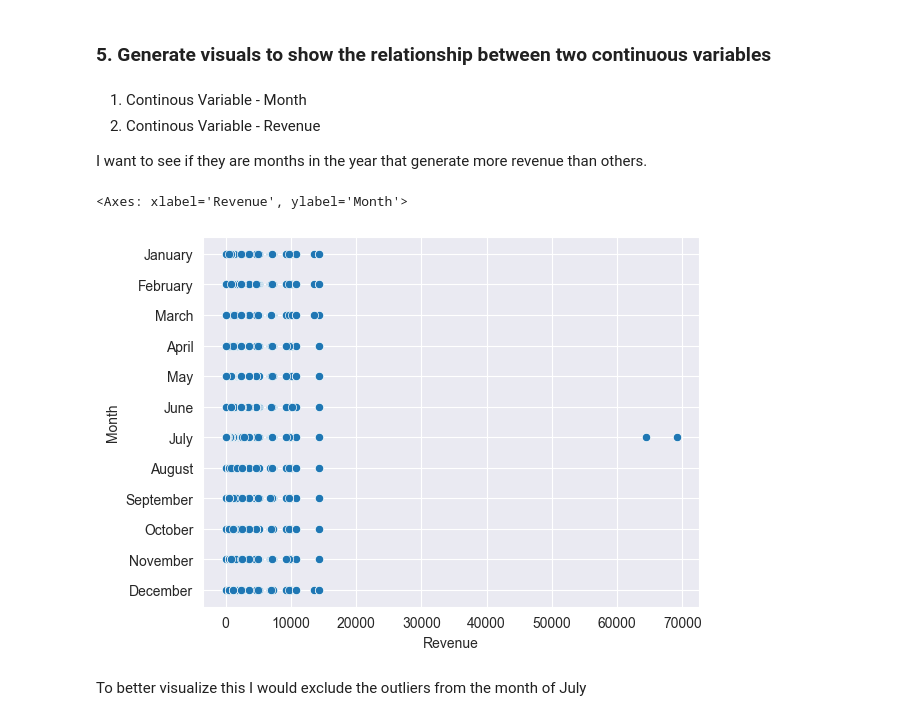
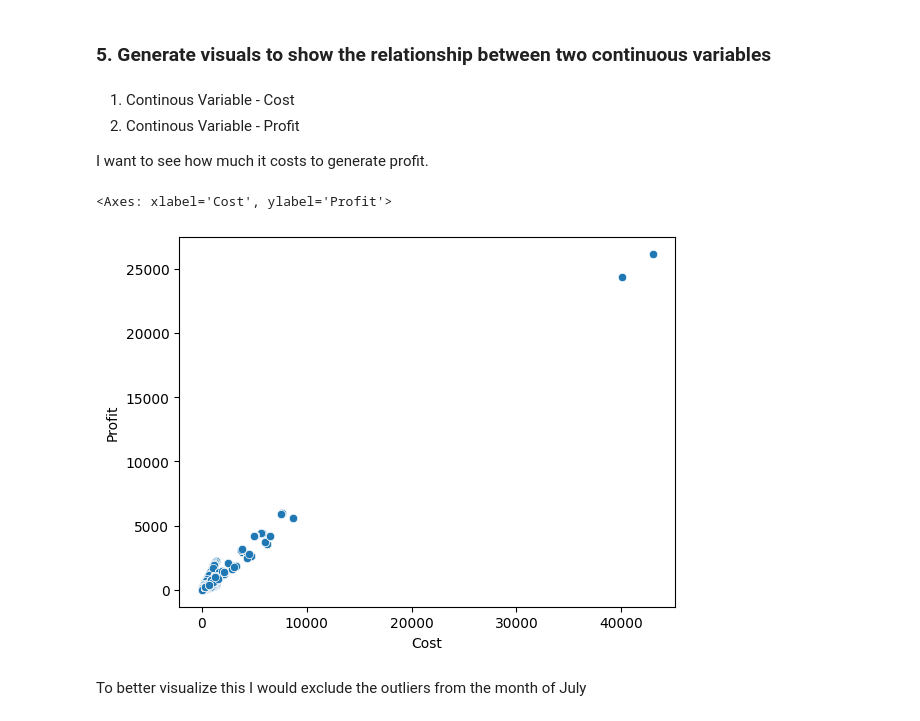
Before and after one commit to anzonathan/UCU-BSCS, a Jupyter notebook: Year 1 - Sem 2/MTH1203/Assignment 2/Assignment 2.ipynb, the cells around one changed output. Cells and saved outputs as stored; diff of their text form; code cells hidden in the pictures.

```diff
--- a/Year 1 - Sem 2/MTH1203/Assignment 2/Assignment 2.ipynb
+++ b/Year 1 - Sem 2/MTH1203/Assignment 2/Assignment 2.ipynb
@@ -118,18 +118,18 @@ sns.boxplot(data=pc, y = 'Age_Group',x = 'Cost')
 # %% [markdown]
 ### 5. Generate visuals to show the relationship between two continuous variables
 # %% [markdown]
-1. Continous Variable - Month
-2. Continous Variable - Revenue
+1. Continous Variable - Cost
+2. Continous Variable - Profit
 
-I want to see if they are months in the year that generate more revenue than others.
+I want to see how much it costs to generate profit.
 # %%
 #data frame for Month and Year
-mr = df[['Month','Revenue']]
+cp = df[['Cost','Profit']]
 
-sns.scatterplot(data = mr, x='Revenue', y='Month')
+sns.scatterplot(data = cp, x='Cost', y='Profit')
 # %% [output]
-<Axes: xlabel='Revenue', ylabel='Month'>
+<Axes: xlabel='Cost', ylabel='Profit'>
-[figure, old version]
+[figure, new version]
 # %% [markdown]
 To better visualize this I would exclude the outliers from the month of July
 # %% [markdown]
```
Also changed, not shown: parts of 8 cells of this notebook.
